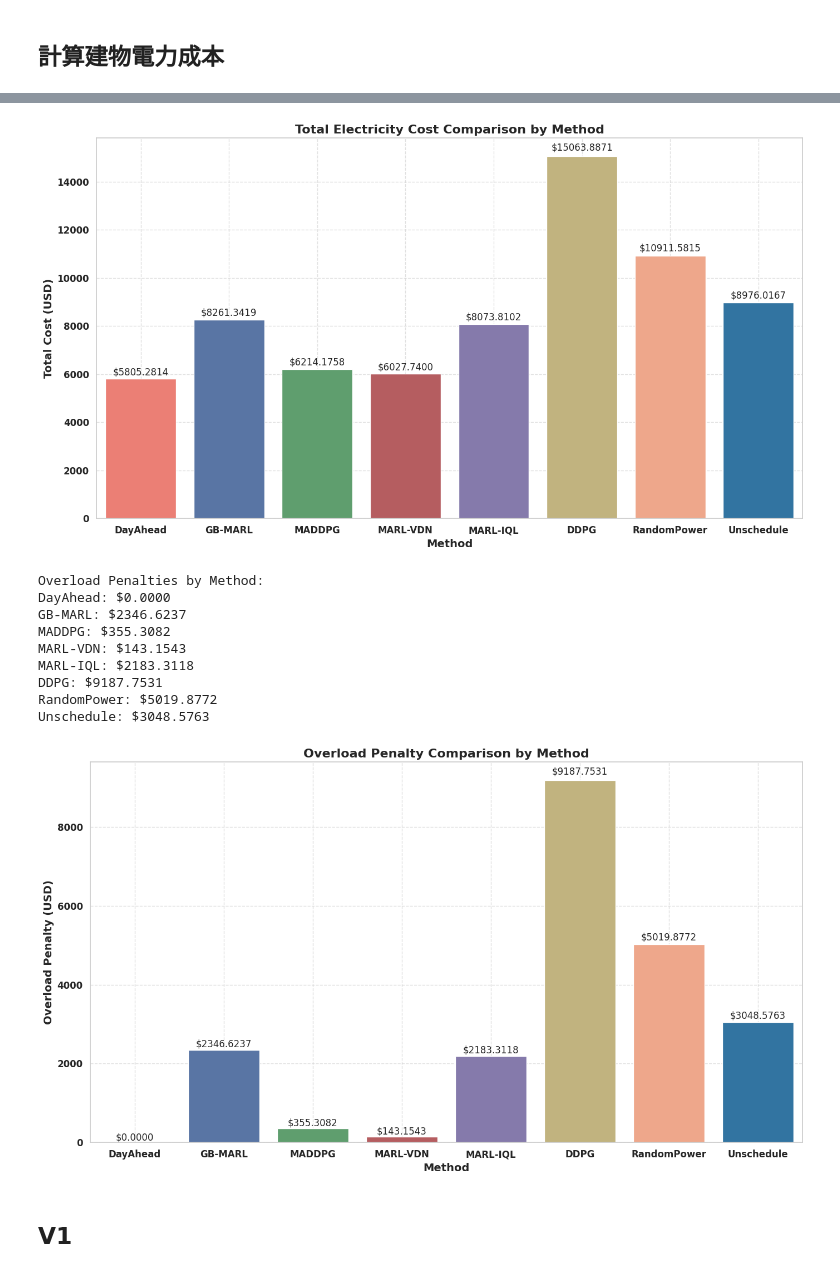
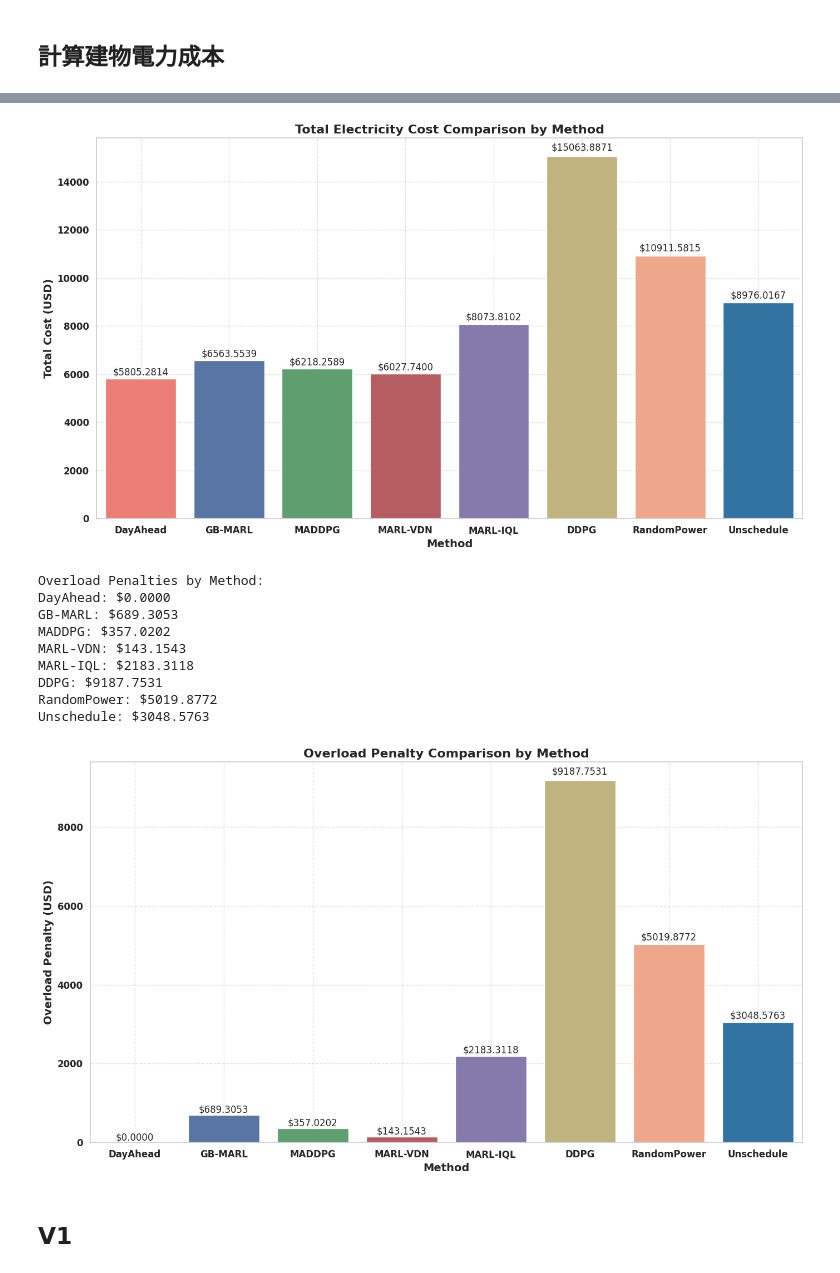
Before and after one commit to carlwang49/MY_WORK, a Jupyter notebook: Evaluation.ipynb, the cells around one changed output, grey strips where cells are left out. Cells and saved outputs as stored; diff of their text form; code cells hidden in the pictures.

Commit message:
modify GB-MARL-v2.1 setting

```diff
--- a/Evaluation.ipynb
+++ b/Evaluation.ipynb
@@ -197,8 +197,8 @@ charging_file = '/charging_records.csv'
 
 
 DayAhead_dir = './Result/DayAhead_09-01_09-30_num10_sim_v0/1'
-GB_MARL_dir = './Result/GB-MARL-v2_alpha0.5_beta0.1_num10_s0/3'
-MADDPG_dir = './Results/MADDPG_07-01_09-01_10_sim_v0/2'
+GB_MARL_dir = './Result/GB-MARL-v2.1_alpha0.5_beta0.1_num10_s0/15'
+MADDPG_dir = './Results/MADDPG_07-01_09-01_10_sim_v0/3'
 VDN_dir = './Result/VDN-MARL_alpha0.5_beta0.5_num10_sim_v0/1'
 IQL_dir = './Result/IQL-MARL_07-01_09-01_10_sim_v0/1'
 DDPG_dir = './Result/DDPG_alpha0.5_beta0.5_10_sim_v0/1'
@@ -321,19 +321,19 @@ MADDPG: $6214.1758
 MARL-VDN: $6027.7400
 MARL-IQL: $8073.8102
 DDPG: $15063.8871
 RandomPower: $10911.5815
 Unschedule: $8976.0167
-[figure, old version]
+[figure, new version]
 Overload Penalties by Method:
 DayAhead: $0.0000
-GB-MARL: $2346.6237
-MADDPG: $355.3082
+GB-MARL: $689.3053
+MADDPG: $357.0202
 MARL-VDN: $143.1543
 MARL-IQL: $2183.3118
 DDPG: $9187.7531
 RandomPower: $5019.8772
 Unschedule: $3048.5763
-[figure, old version]
+[figure, new version]
 # %% [markdown]
 ## V1
 # %%
```
Also changed, not shown: parts of 5 cells of this notebook, 1 other file.
